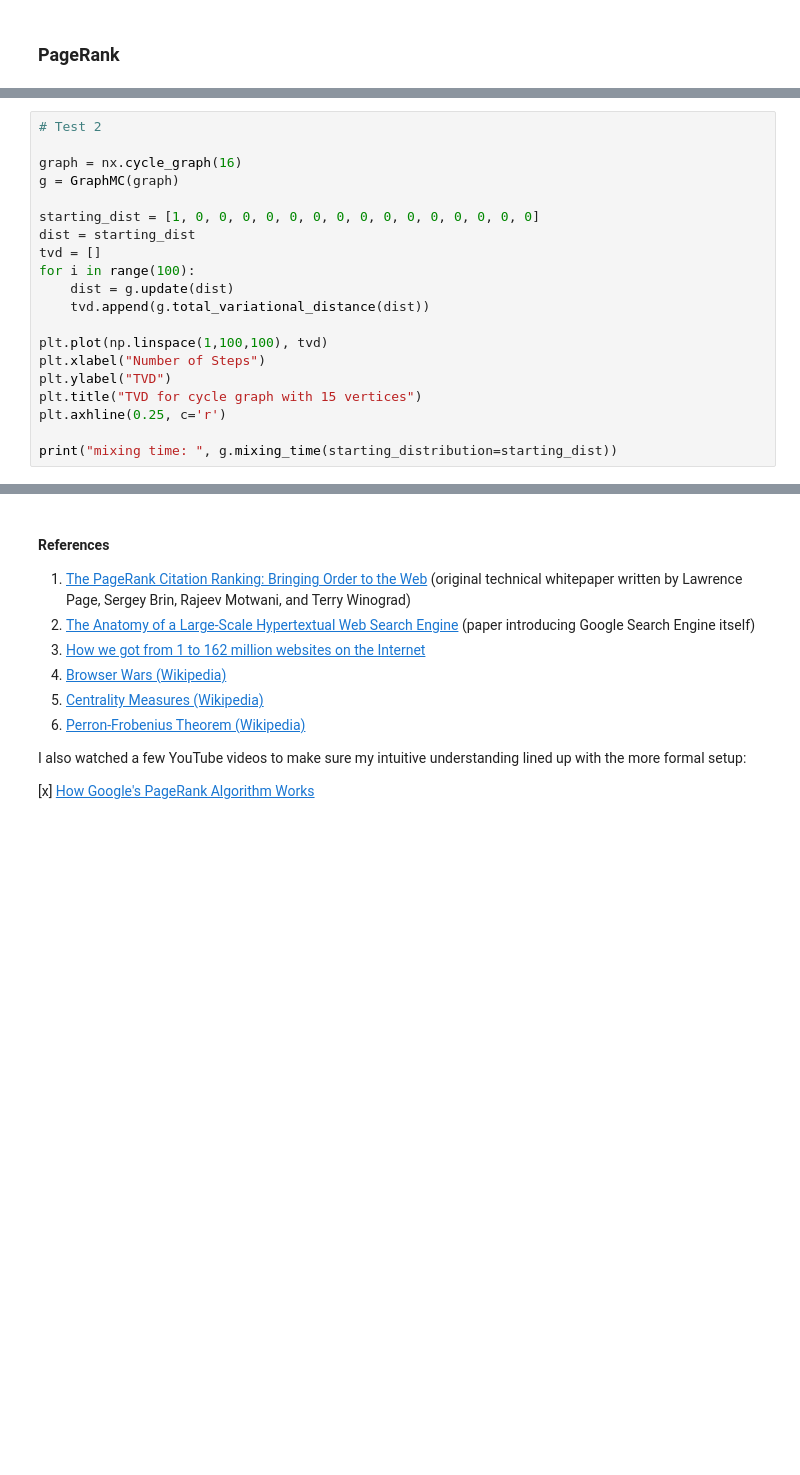
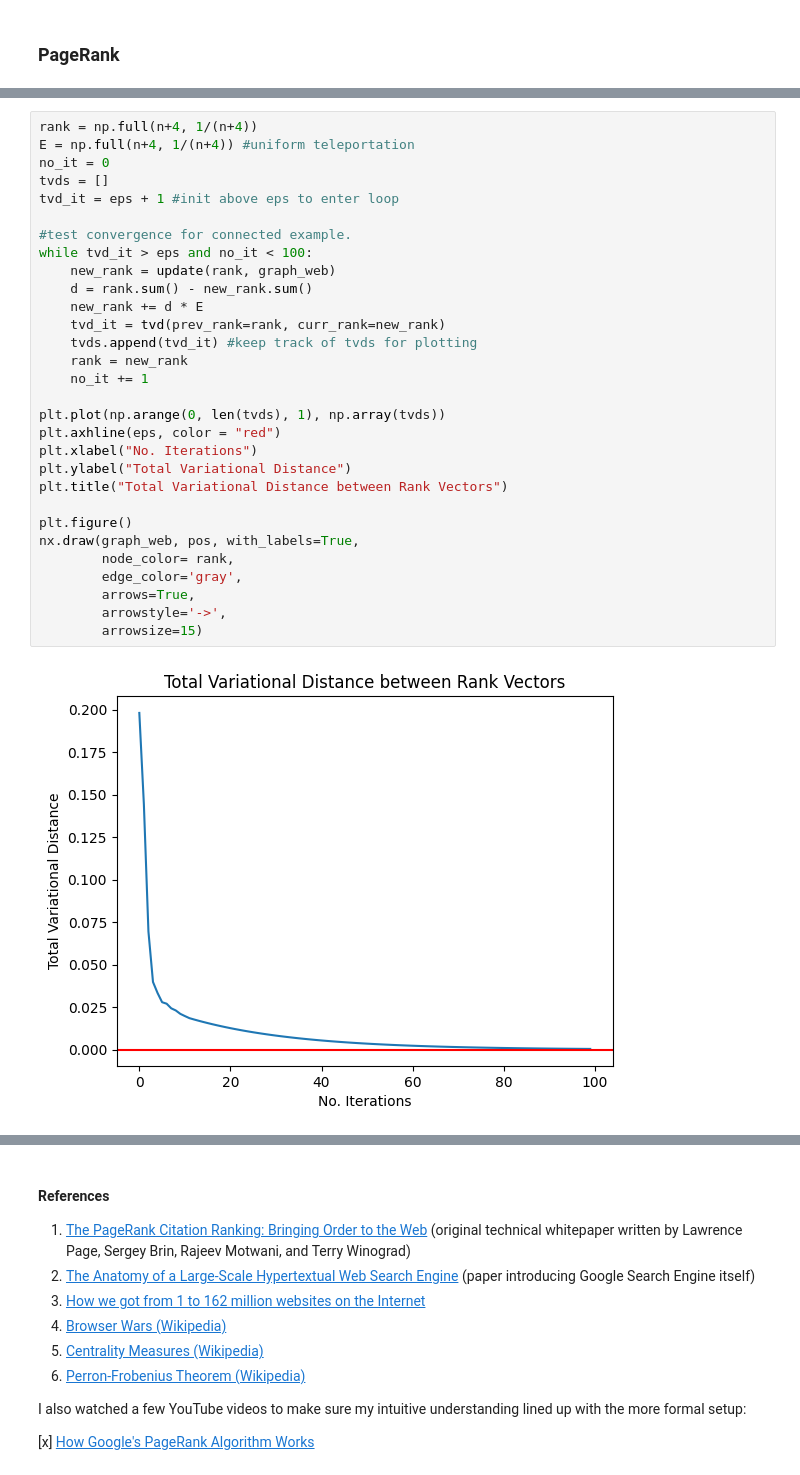
Before and after one commit to vviggyy/mc_pagerank, a Jupyter notebook: mc_pagerank.ipynb, the cells around one changed output, grey strips where cells are left out. Saved outputs shown, nothing was run; the diff lists cells and outputs as text; blank space fills up the shorter version.

```diff
--- a/mc_pagerank.ipynb
+++ b/mc_pagerank.ipynb
@@ -330,20 +232,0 @@ mixing time:  43
-# %%
-# Test 2
-
-graph = nx.cycle_graph(16)
-g = GraphMC(graph)
-
-starting_dist = [1, 0, 0, 0, 0, 0, 0, 0, 0, 0, 0, 0, 0, 0, 0, 0]
-dist = starting_dist
-tvd = []
-for i in range(100):
-    dist = g.update(dist)
-    tvd.append(g.total_variational_distance(dist))
-
-plt.plot(np.linspace(1,100,100), tvd)
-plt.xlabel("Number of Steps")
-plt.ylabel("TVD")
-plt.title("TVD for cycle graph with 15 vertices")
-plt.axhline(0.25, c='r')
-
-print("mixing time: ", g.mixing_time(starting_distribution=starting_dist))
@@ -365,0 +252,32 @@ ValueError: operands could not be broadcast together with shapes (16,16) (3,)
+# %%
+rank = np.full(n+4, 1/(n+4))
+E = np.full(n+4, 1/(n+4)) #uniform teleportation
+no_it = 0
+tvds = []
+tvd_it = eps + 1 #init above eps to enter loop
+
+#test convergence for connected example.
+while tvd_it > eps and no_it < 100:
+    new_rank = update(rank, graph_web)
+    d = rank.sum() - new_rank.sum()
+    new_rank += d * E
+    tvd_it = tvd(prev_rank=rank, curr_rank=new_rank)
+    tvds.append(tvd_it) #keep track of tvds for plotting
+    rank = new_rank
+    no_it += 1
+
+plt.plot(np.arange(0, len(tvds), 1), np.array(tvds))
+plt.axhline(eps, color = "red")
+plt.xlabel("No. Iterations")
+plt.ylabel("Total Variational Distance")
+plt.title("Total Variational Distance between Rank Vectors")
+
+plt.figure()
+nx.draw(graph_web, pos, with_labels=True,
+        node_color= rank,
+        edge_color='gray',
+        arrows=True,
+        arrowstyle='->',
+        arrowsize=15)
+# %% [output]
+[figure, added]
```
Also changed, not shown: parts of 15 cells of this notebook.
